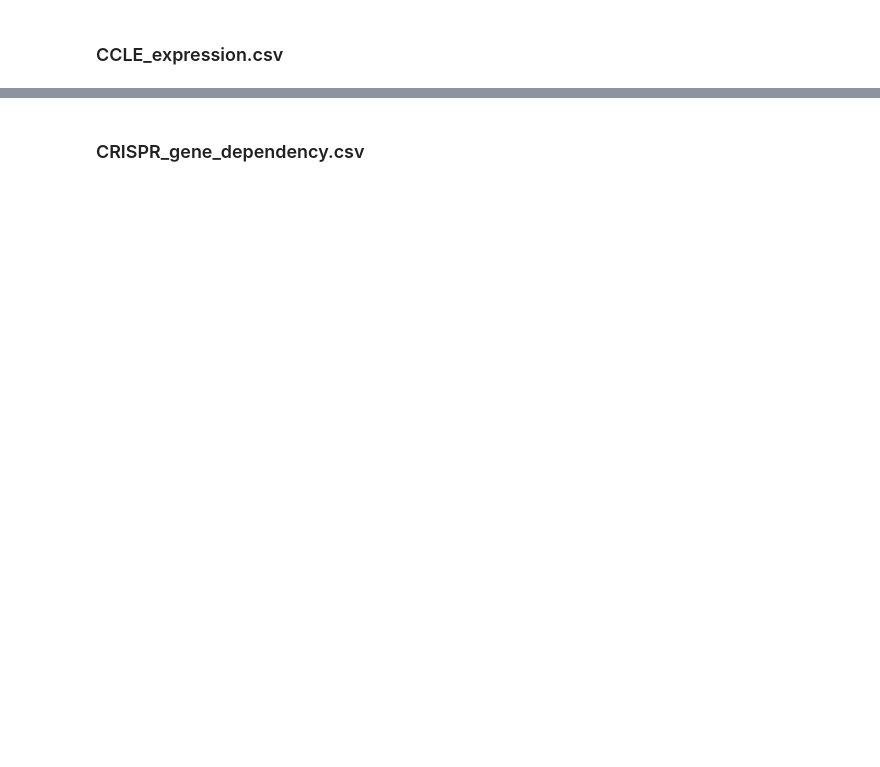
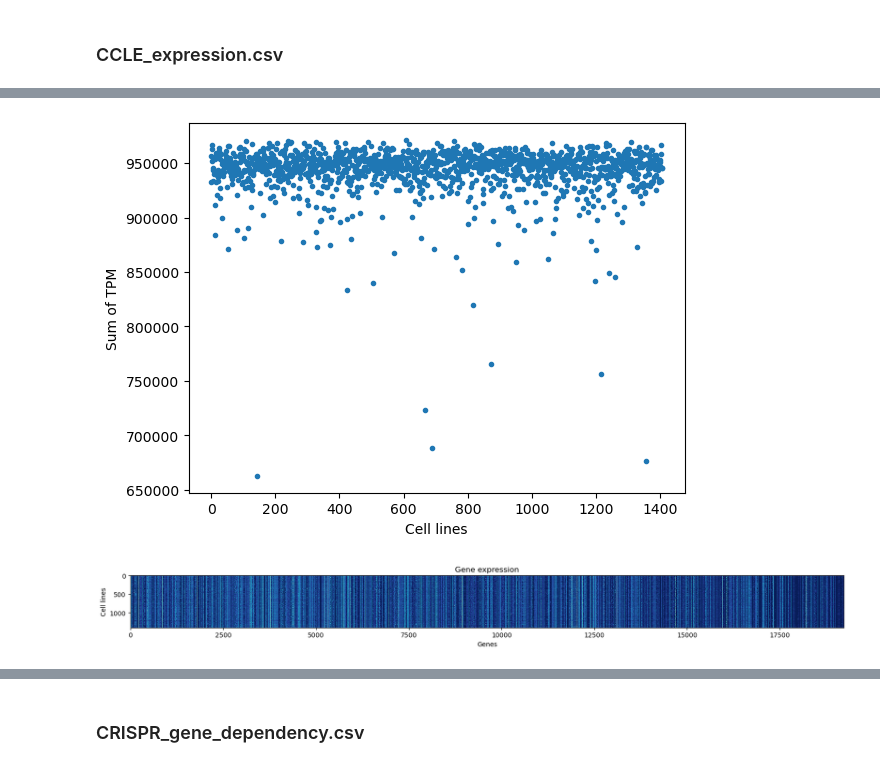
Before and after one commit to MatDagommer/crispr-genomics, a Jupyter notebook: data exploring.ipynb, the cells around one changed output, grey strips where cells are left out. Saved outputs shown, nothing was run; the diff lists cells and outputs as text; code cells hidden in the pictures; blank space fills up the shorter version.

```diff
--- a/data exploring.ipynb
+++ b/data exploring.ipynb
@@ -65,2 +98,18 @@ gene_expression.iloc[:5,:10]
+# %%
+plt.plot((np.power(2,gene_expression.fillna(0).to_numpy()) - 1).sum(axis=1), ".")
+plt.xlabel("Cell lines")
+plt.ylabel("Sum of TPM")
+plt.show()
+# %% [output]
+[figure, added]
+# %%
+fig = plt.figure(figsize=(20,20))
+plt.imshow(-gene_expression.fillna(0).to_numpy(), cmap="YlGnBu",interpolation='nearest')
+plt.xlabel("Genes")
+plt.ylabel("Cell lines")
+plt.title("Gene expression")
+plt.show()
+# %% [output]
+[figure, added]
 # %%
 gene_expr_mean = gene_expression.mean().to_numpy()
```
Also changed, not shown: parts of 33 cells of this notebook.
